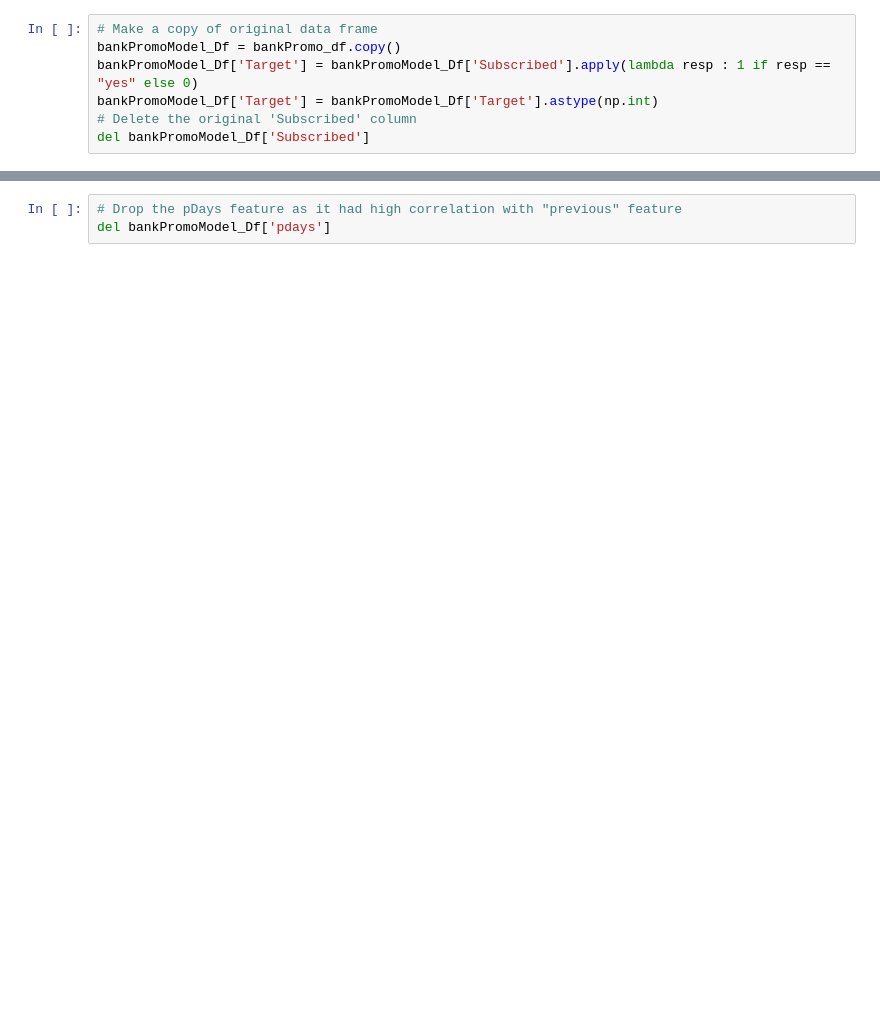
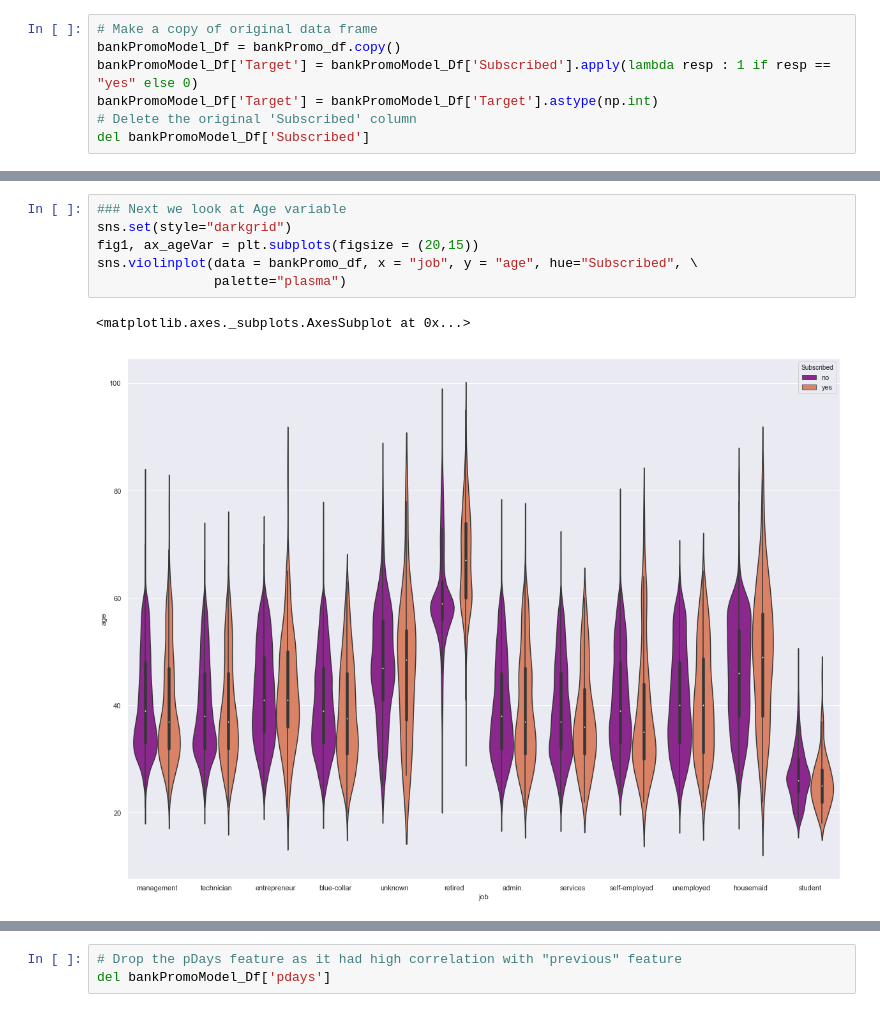
Before and after one commit to nhendersonkuns/awesomedataminers, a Jupyter notebook: Lab2_R_Chandna_Notebook.ipynb, the cells around one changed output, grey strips where cells are left out. Drawn from its saved outputs; the diff is of its cells as text; blank space fills up the shorter version.

```diff
--- a/Lab2_R_Chandna_Notebook.ipynb
+++ b/Lab2_R_Chandna_Notebook.ipynb
@@ -142,0 +244,9 @@ del bankPromoModel_Df['Subscribed']
+# %%
+### Next we look at Age variable
+sns.set(style="darkgrid")
+fig1, ax_ageVar = plt.subplots(figsize = (20,15))
+sns.violinplot(data = bankPromo_df, x = "job", y = "age", hue="Subscribed", \
+               palette="plasma")
+# %% [output]
+<matplotlib.axes._subplots.AxesSubplot at 0x...>
+[figure, added]
```
Also changed, not shown: parts of 48 cells of this notebook.
